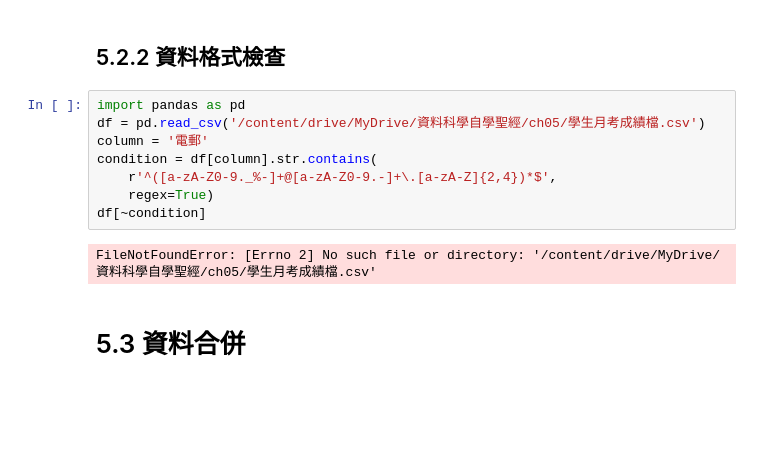
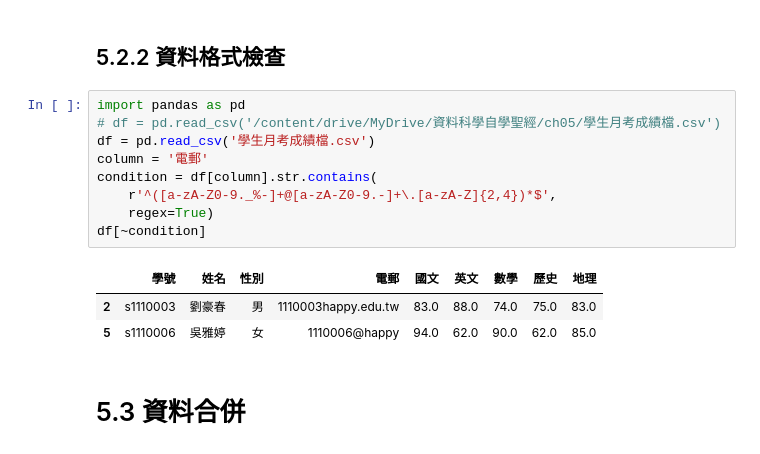
Before and after one commit to raykuo7/AI_course, a Jupyter notebook: AI_1023/資料科學自學聖經_ch05/資料預處理_資料清洗及圖片增量.ipynb, the cells around one changed output. Saved outputs shown, nothing was run; the diff lists cells and outputs as text; blank space fills up the shorter version.

```diff
--- a/AI_1023/資料科學自學聖經_ch05/資料預處理_資料清洗及圖片增量.ipynb
+++ b/AI_1023/資料科學自學聖經_ch05/資料預處理_資料清洗及圖片增量.ipynb
@@ -319,14 +319,17 @@ df
 ## 5.2.2 資料格式檢查
 # %%
 import pandas as pd
-df = pd.read_csv('/content/drive/MyDrive/資料科學自學聖經/ch05/學生月考成績檔.csv')
+# df = pd.read_csv('/content/drive/MyDrive/資料科學自學聖經/ch05/學生月考成績檔.csv')
+df = pd.read_csv('學生月考成績檔.csv')
 column = '電郵'
 condition = df[column].str.contains(
     r'^([a-zA-Z0-9._%-]+@[a-zA-Z0-9.-]+\.[a-zA-Z]{2,4})*$',
     regex=True)
 df[~condition]
 # %% [output]
-FileNotFoundError: [Errno 2] No such file or directory: '/content/drive/MyDrive/資料科學自學聖經/ch05/學生月考成績檔.csv'
+|  | 學號 | 姓名 | 性別 | 電郵 | 國文 | 英文 | 數學 | 歷史 | 地理 |
+| 2 | s1110003 | 劉豪春 | 男 | 1110003happy.edu.tw | 83.0 | 88.0 | 74.0 | 75.0 | 83.0 |
+| 5 | s1110006 | 吳雅婷 | 女 | 1110006@happy | 94.0 | 62.0 | 90.0 | 62.0 | 85.0 |
 # %% [markdown]
 # 5.3 資料合併
 # %% [markdown]
```
Also changed, not shown: parts of 1 cell of this notebook, 1 other file.
